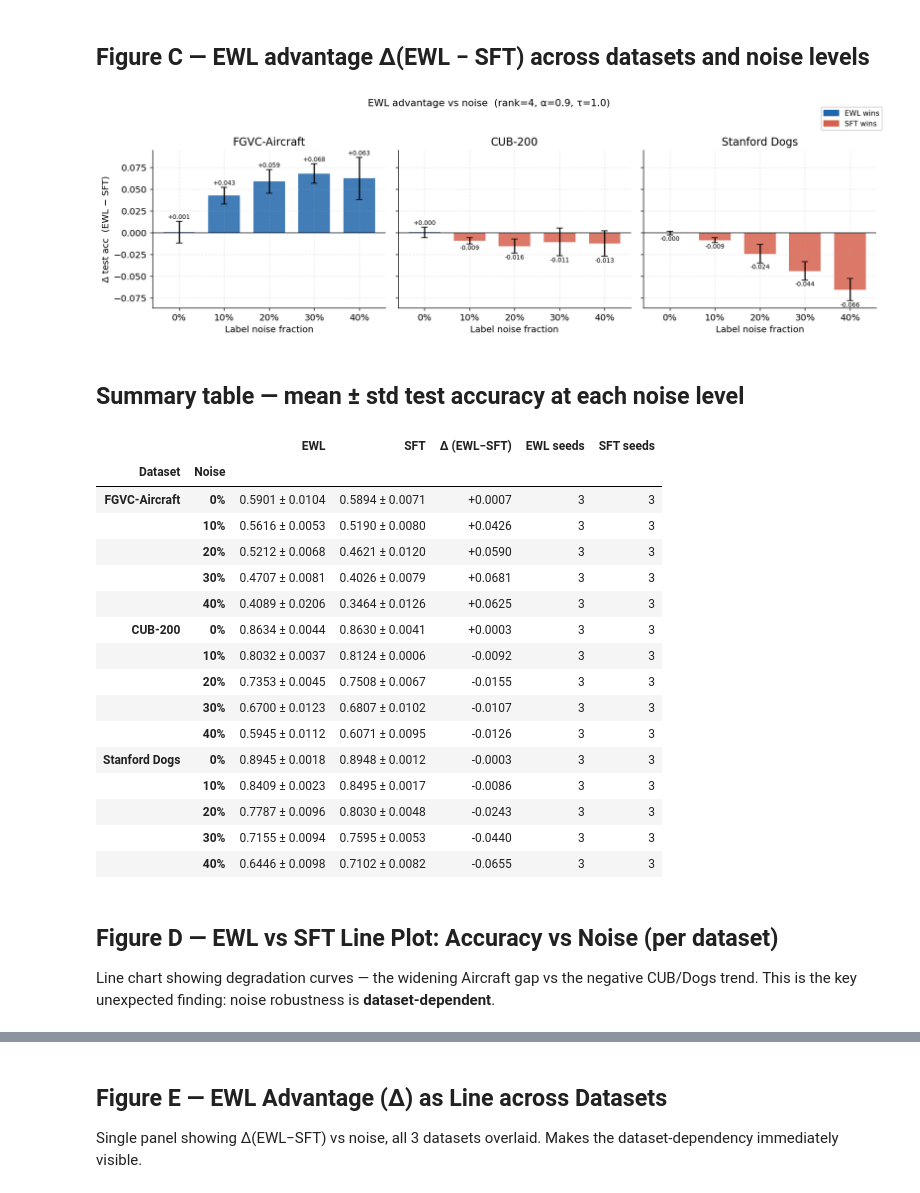
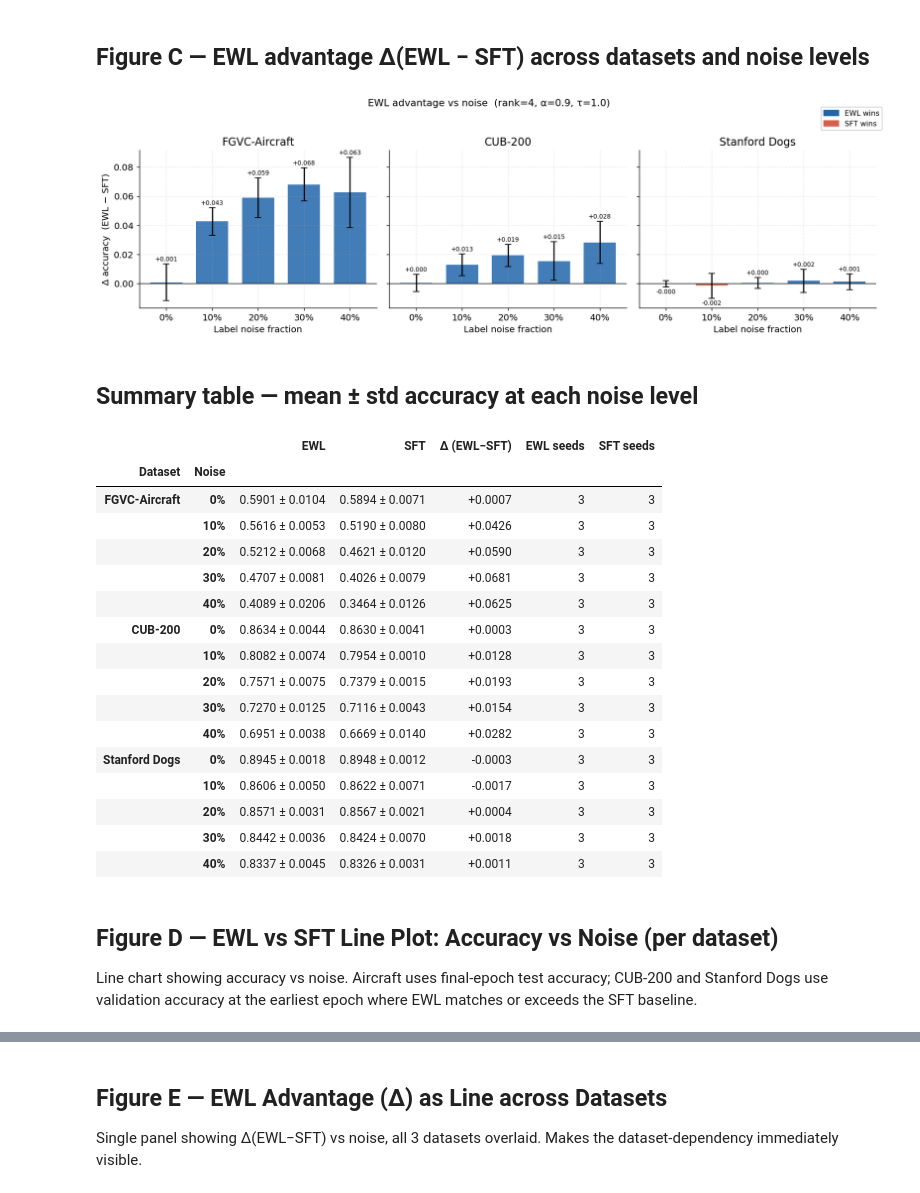
Before and after one commit to brillard1/ewl, a Jupyter notebook: notebooks/analyse_noise_datasets.ipynb, the cells around one changed output, grey strips where cells are left out. Drawn from its saved outputs; the diff is of its cells as text; code cells hidden in the pictures.

Commit message:
Updated the plots and the story

```diff
--- a/notebooks/analyse_noise_datasets.ipynb
+++ b/notebooks/analyse_noise_datasets.ipynb
@@ -143,8 +203,8 @@ for ax, ds in zip(axes, datasets):
     y_ewl, e_ewl = [], []
     y_sft, e_sft = [], []
     for v in noise_levels:
-        ewl_v = sub[(sub.condition=="ewl") & (sub.noise_pct==v)]["test_acc"].dropna()
-        sft_v = sub[(sub.condition=="sft") & (sub.noise_pct==v)]["test_acc"].dropna()
+        ewl_v = sub[(sub.condition=="ewl") & (sub.noise_pct==v)]["display_acc"].dropna()
+        sft_v = sub[(sub.condition=="sft") & (sub.noise_pct==v)]["display_acc"].dropna()
         y_ewl.append(ewl_v.mean() if len(ewl_v) else np.nan)
         e_ewl.append(ewl_v.std()  if len(ewl_v) else 0.0)
         y_sft.append(sft_v.mean() if len(sft_v) else np.nan)
@@ -163,11 +223,11 @@ for ax, ds in zip(axes, datasets):
     ax.set_xticks(xs)
     ax.set_xticklabels([f"{int(v)}%" for v in noise_levels])
     ax.set_xlabel("Label noise fraction")
-    ax.set_ylabel("Test accuracy" if ds == datasets[0] else "")
+    ax.set_ylabel("Accuracy" if ds == datasets[0] else "")
     ax.set_title(DS_LABELS.get(ds, ds))
     ax.legend()
 
-plt.suptitle(f"Noise ablation — test accuracy  (rank={NI_RANK}, α={NI_ALPHA}, τ={NI_TEMP})",
+plt.suptitle(f"Noise ablation — accuracy (Aircraft: final test; CUB/Dogs: matched-epoch val)  (rank={NI_RANK}, α={NI_ALPHA}, τ={NI_TEMP})",
              fontsize=12, y=1.02)
 plt.tight_layout()
 plt.savefig("fig_noise_bars_all_datasets.pdf", bbox_inches="tight", dpi=1200)
@@ -215,8 +275,8 @@ for ax, ds in zip(axes, datasets):
     sub = df[df.dataset == ds]
     deltas, delta_errs = [], []
     for v in noise_levels:
-        ewl_v = sub[(sub.condition=="ewl") & (sub.noise_pct==v)]["test_acc"].dropna()
-        sft_v = sub[(sub.condition=="sft") & (sub.noise_pct==v)]["test_acc"].dropna()
+        ewl_v = sub[(sub.condition=="ewl") & (sub.noise_pct==v)]["display_acc"].dropna()
+        sft_v = sub[(sub.condition=="sft") & (sub.noise_pct==v)]["display_acc"].dropna()
         if len(ewl_v) and len(sft_v):
             # Pair by seed where possible
             d = ewl_v.mean() - sft_v.mean()
@@ -227,44 +287,44 @@ for ax, ds in zip(axes, datasets):
         deltas.append(d)
         delta_errs.append(err)
 
     bar_colors = [C["ewl"] if d >= 0 else C["sft"] for d in deltas]
     bars = ax.bar(xs, deltas, w * 2, yerr=delta_errs, capsize=4,
                   color=bar_colors, alpha=0.85)
     ax.axhline(0, color="black", lw=0.8)
     for bar, d, e in zip(bars, deltas, delta_errs):
         if not np.isnan(d):
             va = "bottom" if d >= 0 else "top"
             ax.text(bar.get_x() + bar.get_width()/2,
                     d + (e + 0.001 if d >= 0 else -(e + 0.001)),
                     f"{d:+.3f}", ha="center", va=va, fontsize=7.5)
 
     ax.set_xticks(xs)
     ax.set_xticklabels([f"{int(v)}%" for v in noise_levels])
     ax.set_xlabel("Label noise fraction")
-    ax.set_ylabel("Δ test acc  (EWL − SFT)" if ds == datasets[0] else "")
+    ax.set_ylabel("Δ accuracy  (EWL − SFT)" if ds == datasets[0] else "")
     ax.set_title(DS_LABELS.get(ds, ds))
 
 from matplotlib.patches import Patch
 fig.legend(handles=[Patch(color=C["ewl"], label="EWL wins"),
                     Patch(color=C["sft"], label="SFT wins")],
            loc="upper right", bbox_to_anchor=(1.0, 1.02))
 
 plt.suptitle(f"EWL advantage vs noise  (rank={NI_RANK}, α={NI_ALPHA}, τ={NI_TEMP})",
              fontsize=12, y=1.04)
 plt.tight_layout()
 plt.savefig("fig_noise_delta_all_datasets.pdf", bbox_inches="tight", dpi=1200)
 plt.show()
 # %% [output]
-[figure, old version]
+[figure, new version]
 # %% [markdown]
-## Summary table — mean ± std test accuracy at each noise level
+## Summary table — mean ± std accuracy at each noise level
 # %%
 rows = []
 for ds in datasets:
     sub = df[df.dataset == ds]
     for v in noise_levels:
-        ewl_v = sub[(sub.condition=="ewl") & (sub.noise_pct==v)]["test_acc"].dropna()
-        sft_v = sub[(sub.condition=="sft") & (sub.noise_pct==v)]["test_acc"].dropna()
+        ewl_v = sub[(sub.condition=="ewl") & (sub.noise_pct==v)]["display_acc"].dropna()
+        sft_v = sub[(sub.condition=="sft") & (sub.noise_pct==v)]["display_acc"].dropna()
         ewl_str = f"{ewl_v.mean():.4f} ± {ewl_v.std():.4f}" if len(ewl_v) else "—"
         sft_str = f"{sft_v.mean():.4f} ± {sft_v.std():.4f}" if len(sft_v) else "—"
         delta   = f"{ewl_v.mean()-sft_v.mean():+.4f}" if len(ewl_v) and len(sft_v) else "—"
@@ -295,19 +355,18 @@ summary.style.applymap(highlight_delta, subset=["Δ (EWL−SFT)"])
 |  | 30% | 0.4707 ± 0.0081 | 0.4026 ± 0.0079 | +0.0681 | 3 | 3 |
 |  | 40% | 0.4089 ± 0.0206 | 0.3464 ± 0.0126 | +0.0625 | 3 | 3 |
 | CUB-200 | 0% | 0.8634 ± 0.0044 | 0.8630 ± 0.0041 | +0.0003 | 3 | 3 |
-|  | 10% | 0.8032 ± 0.0037 | 0.8124 ± 0.0006 | -0.0092 | 3 | 3 |
-|  | 20% | 0.7353 ± 0.0045 | 0.7508 ± 0.0067 | -0.0155 | 3 | 3 |
-|  | 30% | 0.6700 ± 0.0123 | 0.6807 ± 0.0102 | -0.0107 | 3 | 3 |
-|  | 40% | 0.5945 ± 0.0112 | 0.6071 ± 0.0095 | -0.0126 | 3 | 3 |
+|  | 10% | 0.8082 ± 0.0074 | 0.7954 ± 0.0010 | +0.0128 | 3 | 3 |
+|  | 20% | 0.7571 ± 0.0075 | 0.7379 ± 0.0015 | +0.0193 | 3 | 3 |
+|  | 30% | 0.7270 ± 0.0125 | 0.7116 ± 0.0043 | +0.0154 | 3 | 3 |
+|  | 40% | 0.6951 ± 0.0038 | 0.6669 ± 0.0140 | +0.0282 | 3 | 3 |
 | Stanford Dogs | 0% | 0.8945 ± 0.0018 | 0.8948 ± 0.0012 | -0.0003 | 3 | 3 |
-|  | 10% | 0.8409 ± 0.0023 | 0.8495 ± 0.0017 | -0.0086 | 3 | 3 |
-|  | 20% | 0.7787 ± 0.0096 | 0.8030 ± 0.0048 | -0.0243 | 3 | 3 |
-|  | 30% | 0.7155 ± 0.0094 | 0.7595 ± 0.0053 | -0.0440 | 3 | 3 |
-|  | 40% | 0.6446 ± 0.0098 | 0.7102 ± 0.0082 | -0.0655 | 3 | 3 |
+|  | 10% | 0.8606 ± 0.0050 | 0.8622 ± 0.0071 | -0.0017 | 3 | 3 |
+|  | 20% | 0.8571 ± 0.0031 | 0.8567 ± 0.0021 | +0.0004 | 3 | 3 |
+|  | 30% | 0.8442 ± 0.0036 | 0.8424 ± 0.0070 | +0.0018 | 3 | 3 |
+|  | 40% | 0.8337 ± 0.0045 | 0.8326 ± 0.0031 | +0.0011 | 3 | 3 |
 # %% [markdown]
 ## Figure D — EWL vs SFT Line Plot: Accuracy vs Noise (per dataset)
-Line chart showing degradation curves — the widening Aircraft gap vs the negative CUB/Dogs trend.
-This is the key unexpected finding: noise robustness is **dataset-dependent**.
+Line chart showing accuracy vs noise. Aircraft uses final-epoch test accuracy; CUB-200 and Stanford Dogs use validation accuracy at the earliest epoch where EWL matches or exceeds the SFT baseline.
 # %%
 fig, axes = plt.subplots(1, n_ds, figsize=(5.5 * n_ds, 4.5), sharey=False)
 if n_ds == 1: axes = [axes]
```
Also changed, not shown: parts of 5 cells of this notebook, 11 other files.
